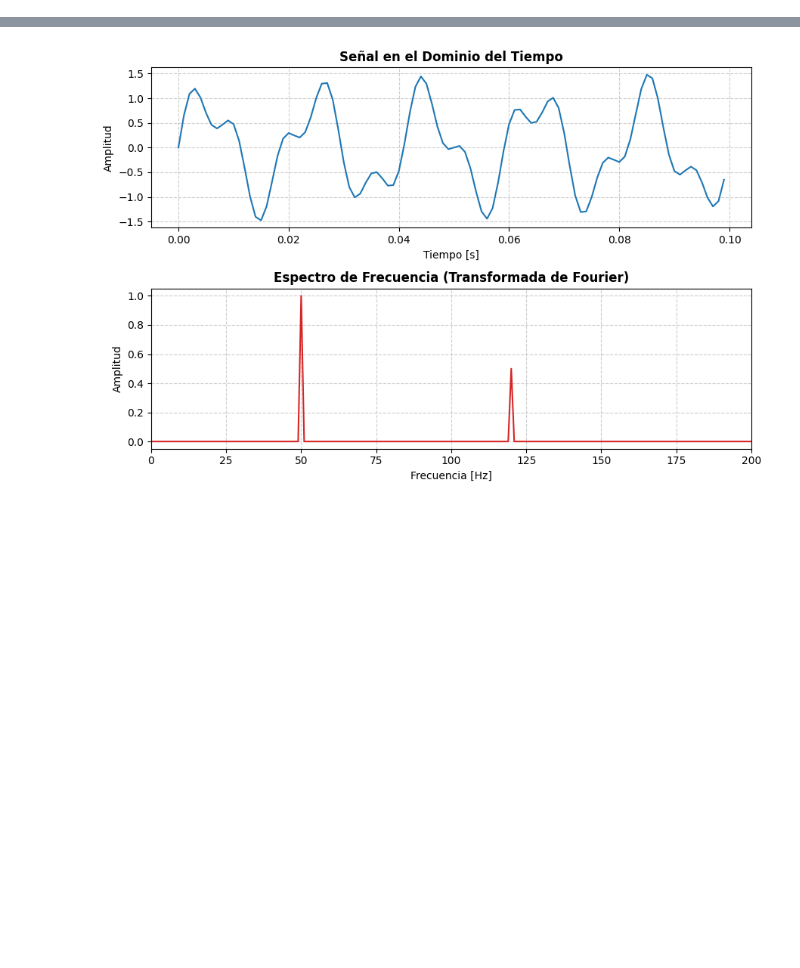
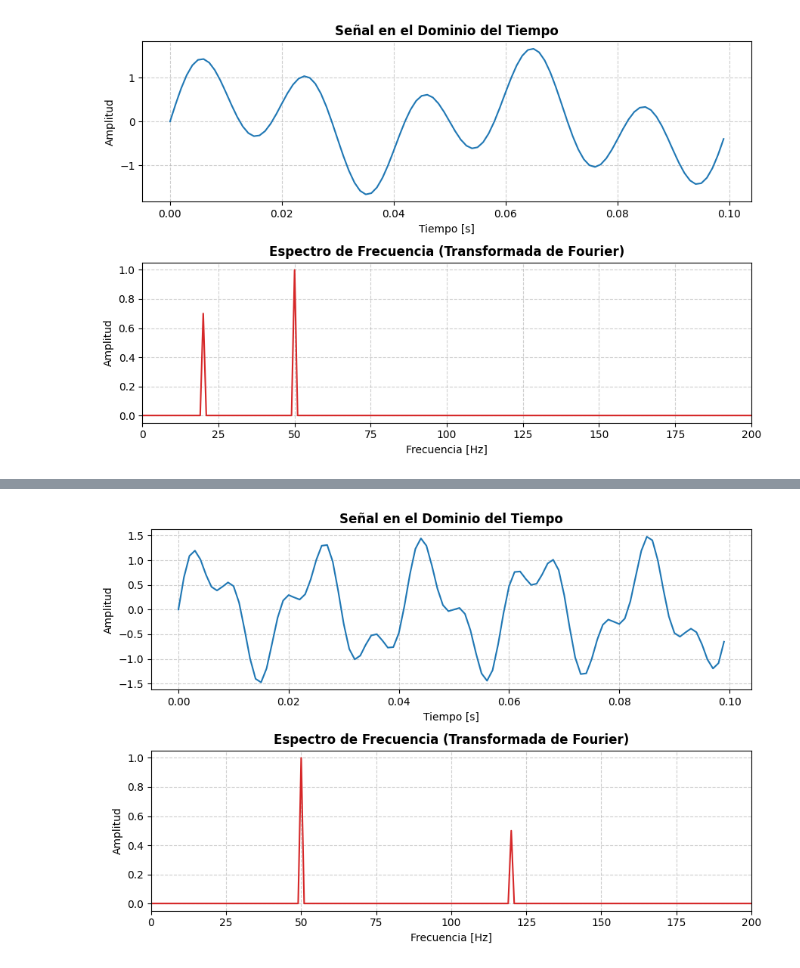
Before and after one commit to lageniaestela/12demayo, a Jupyter notebook: Fourier.ipynb, the cells around one changed output, grey strips where cells are left out. Cells and saved outputs as stored; diff of their text form; code cells hidden in the pictures; blank space fills up the shorter version.

```diff
--- a/Fourier.ipynb
+++ b/Fourier.ipynb
@@ -18,0 +79,40 @@ amplitudes_pos = (2.0 / len(senial)) * np.abs(fft_valores[:mitad])
+# %%
+import numpy as np
+import matplotlib.pyplot as plt
+
+# 1. Crear la señal sintética (50 Hz + 120 Hz)
+fs = 1000  # Frecuencia de muestreo (Hz)
+t = np.linspace(0, 1.0, fs, endpoint=False)
+senial = np.sin(2 * np.pi * 50 * t) + 0.7 * np.sin(2 * np.pi * 20 * t)
+
+# 2. Calcular la FFT
+fft_valores = np.fft.fft(senial)
+frecuencias = np.fft.fftfreq(len(senial), d=1/fs)
+
+# 3. Filtrar la mitad positiva del espectro
+mitad = len(senial) // 2
+frecuencias_pos = frecuencias[:mitad]
+amplitudes_pos = (2.0 / len(senial)) * np.abs(fft_valores[:mitad])
+
+# 4. Graficar Dominio del Tiempo y Dominio de la Frecuencia
+fig, (ax1, ax2) = plt.subplots(2, 1, figsize=(9, 6))
+
+# Subplot 1: Señal en el tiempo (mostramos los primeros 0.1 segundos)
+ax1.plot(t[:100], senial[:100], color='#1f77b4', linewidth=1.5)
+ax1.set_title('Señal en el Dominio del Tiempo', fontsize=12, fontweight='bold')
+ax1.set_xlabel('Tiempo [s]')
+ax1.set_ylabel('Amplitud')
+ax1.grid(True, linestyle='--', alpha=0.6)
+
+# Subplot 2: Espectro de frecuencia
+ax2.plot(frecuencias_pos, amplitudes_pos, color='#d62728', linewidth=1.5)
+ax2.set_title('Espectro de Frecuencia (Transformada de Fourier)', fontsize=12, fontweight='bold')
+ax2.set_xlabel('Frecuencia [Hz]')
+ax2.set_ylabel('Amplitud')
+ax2.set_xlim(0, 200)  # Limitar hasta 200 Hz para ver claramente los picos
+ax2.grid(True, linestyle='--', alpha=0.6)
+
+plt.tight_layout()
+plt.show()
+# %% [output]
+[figure, added]
```
Also changed, not shown: parts of 6 cells of this notebook.
